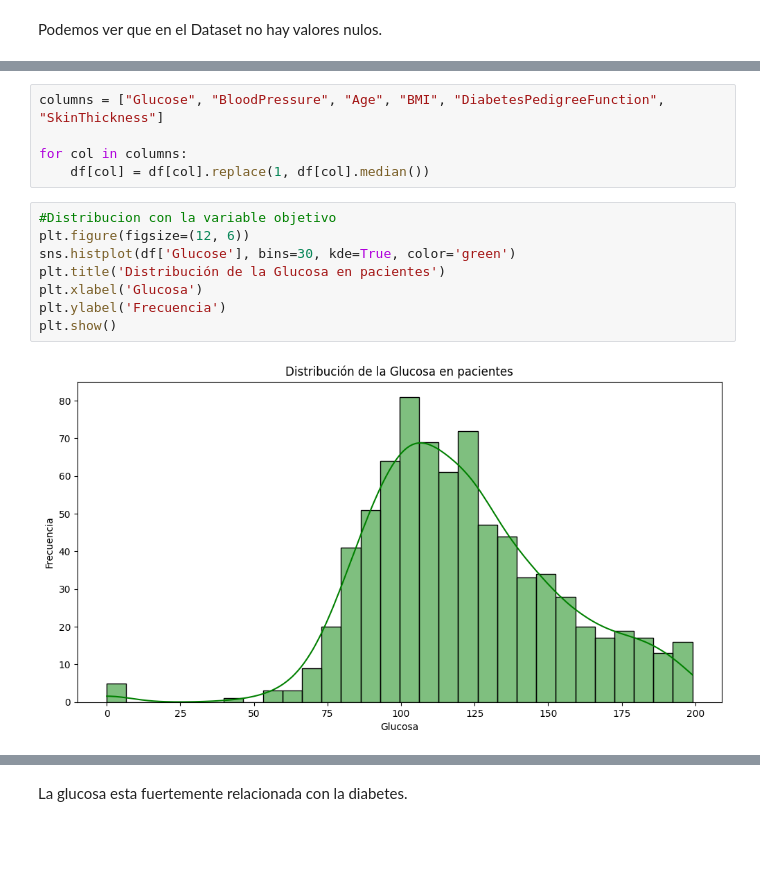
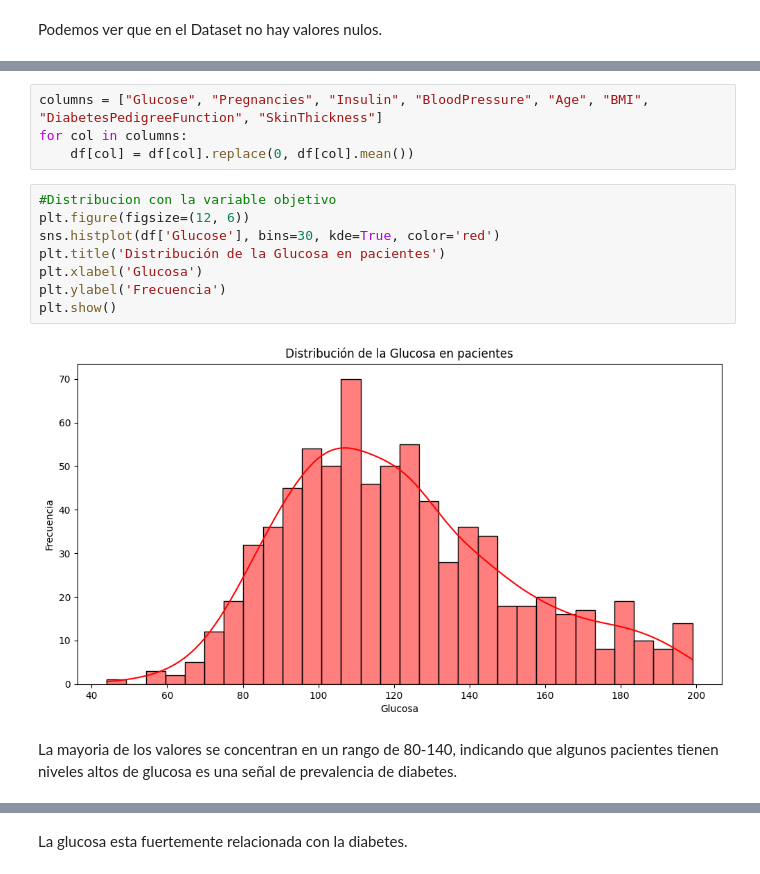
Before and after one commit to 4GeeksAcademy/Arbol2222, a Jupyter notebook: src/explore.ipynb, the cells around one changed output, grey strips where cells are left out. Drawn from its saved outputs; the diff is of its cells as text; blank space fills up the shorter version.

```diff
--- a/src/explore.ipynb
+++ b/src/explore.ipynb
@@ -108,15 +80,16 @@ df[df["BloodPressure"] == 0]
 # %%
-columns = ["Glucose", "BloodPressure", "Age", "BMI", "DiabetesPedigreeFunction", "SkinThickness"]
-
+columns = ["Glucose", "Pregnancies", "Insulin", "BloodPressure", "Age", "BMI", "DiabetesPedigreeFunction", "SkinThickness"]
 for col in columns:
-    df[col] = df[col].replace(1, df[col].median())
+    df[col] = df[col].replace(0, df[col].mean())
 # %%
 #Distribucion con la variable objetivo
 plt.figure(figsize=(12, 6))
-sns.histplot(df['Glucose'], bins=30, kde=True, color='green')
+sns.histplot(df['Glucose'], bins=30, kde=True, color='red')
 plt.title('Distribución de la Glucosa en pacientes')
 plt.xlabel('Glucosa')
 plt.ylabel('Frecuencia')
 plt.show()
 # %% [output]
-[figure, old version]
+[figure, new version]
+# %% [markdown]
+La mayoria de los valores se concentran en un rango de 80-140, indicando que algunos pacientes tienen niveles altos de glucosa es una señal de prevalencia de diabetes.
```
Also changed, not shown: parts of 20 cells of this notebook.
